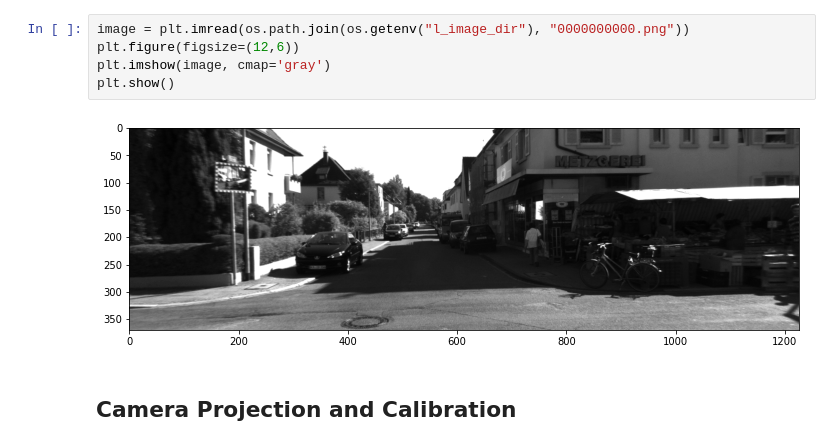
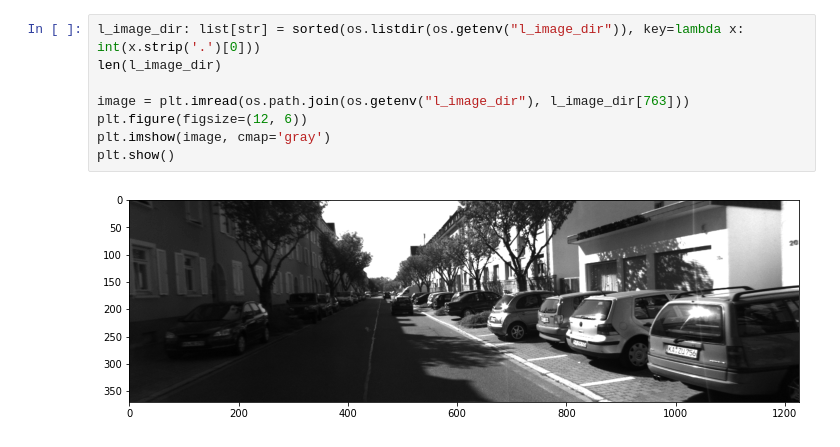
Before and after one commit to KoKoLates/kitti-dataset-visualize, a Jupyter notebook: notebook/main.ipynb, the cells around one changed output. Cells and saved outputs as stored; diff of their text form.

Commit message:
feat(vo): update dataset handler and image generator

```diff
--- a/notebook/main.ipynb
+++ b/notebook/main.ipynb
@@ -40,9 +17,10 @@ ax.view_init(elev=40, azim=60)
 # %%
-image = plt.imread(os.path.join(os.getenv("l_image_dir"), "0000000000.png"))
-plt.figure(figsize=(12,6))
+l_image_dir: list[str] = sorted(os.listdir(os.getenv("l_image_dir")), key=lambda x: int(x.strip('.')[0]))
+len(l_image_dir)
+
+image = plt.imread(os.path.join(os.getenv("l_image_dir"), l_image_dir[763]))
+plt.figure(figsize=(12, 6))
 plt.imshow(image, cmap='gray')
 plt.show()
 # %% [output]
-[figure, old version]
+[figure, new version]
-# %% [markdown]
-## Camera Projection and Calibration
```
Also changed, not shown: parts of 26 cells of this notebook, 1 other file.
